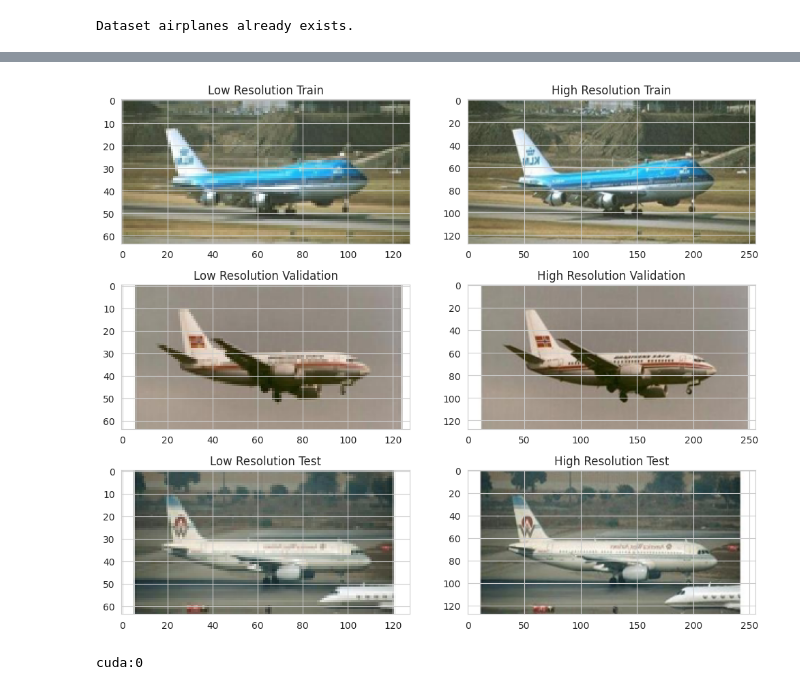
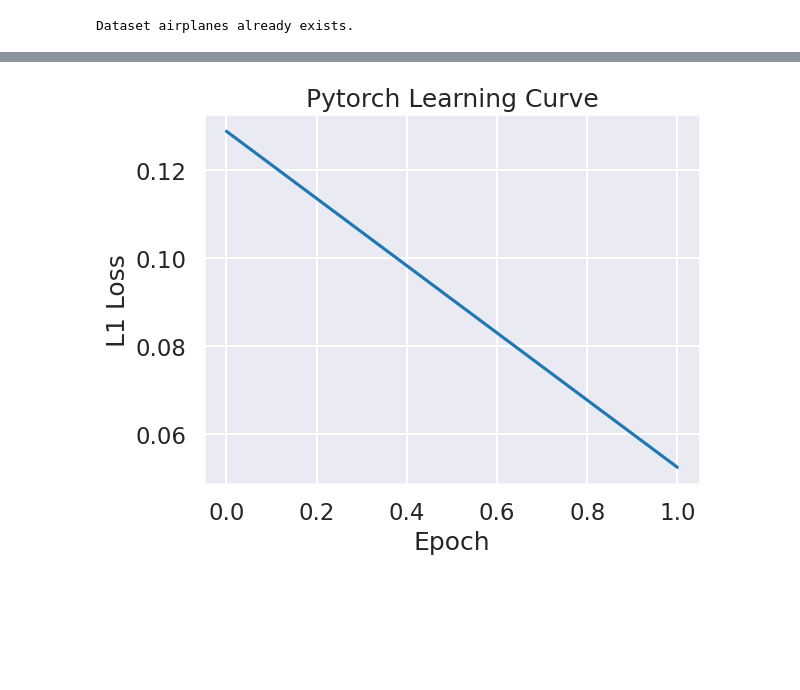
Before and after one commit to cMancio00/Super-Resolution, a Jupyter notebook: notebook.ipynb, the cells around one changed output, grey strips where cells are left out. Cells and saved outputs as stored; diff of their text form; code cells hidden in the pictures; blank space fills up the shorter version.

```diff
--- a/notebook.ipynb
+++ b/notebook.ipynb
@@ -47,26 +49 @@ validation_dataloader = DataLoader(validation, batch_size=16, shuffle=True)
 test_dataloader = DataLoader(test, batch_size=16, shuffle=True)
-# %%
-low_res_train, high_res_train = next(iter(train_dataloader))
-low_res_validation, high_res_validation = next(iter(validation_dataloader))
-low_res_test, high_res_test = next(iter(train_dataloader))
-_ , ax = plt.subplots(3, 2, figsize=(12, 10))
-fig.suptitle('Train-Validation-Test samples')
-
-ax[0,0].set_title("Low Resolution Train")
-ax[0,1].set_title("High Resolution Train")
-ax[0,0].imshow(low_res_train[0].permute(1, 2, 0))
-ax[0,1].imshow(high_res_train[0].permute(1, 2, 0))
-
-ax[1,0].set_title("Low Resolution Validation")
-ax[1,1].set_title("High Resolution Validation")
-ax[1,0].imshow(low_res_validation[0].permute(1, 2, 0))
-ax[1,1].imshow(high_res_validation[0].permute(1, 2, 0))
-
-ax[2,0].set_title("Low Resolution Test")
-ax[2,1].set_title("High Resolution Test")
-ax[2,0].imshow(low_res_test[0].permute(1, 2, 0))
-ax[2,1].imshow(high_res_test[0].permute(1, 2, 0))
-
-plt.show()
-# %% [output]
-[figure, removed]
@@ -84,5 +50,10 @@ optimiser = optim.Adam(SRN.parameters(), lr=pow(10, -4))
 # %%
-device = torch.device('cuda:0' if torch.cuda.is_available() else 'cpu')
-print(device)
+loss_filename = 'training_loss/L1_202408041723.csv'
+losses = genfromtxt(loss_filename, delimiter=',')
+sns.lineplot(x=np.arange(len(losses)), y=losses)
+plt.xlabel('Epoch')
+plt.ylabel('L1 Loss')
+plt.title('Pytorch Learning Curve')
+plt.show()
 # %% [output]
-cuda:0
+[figure, added]
```
Also changed, not shown: parts of 9 cells of this notebook, 6 other files.
